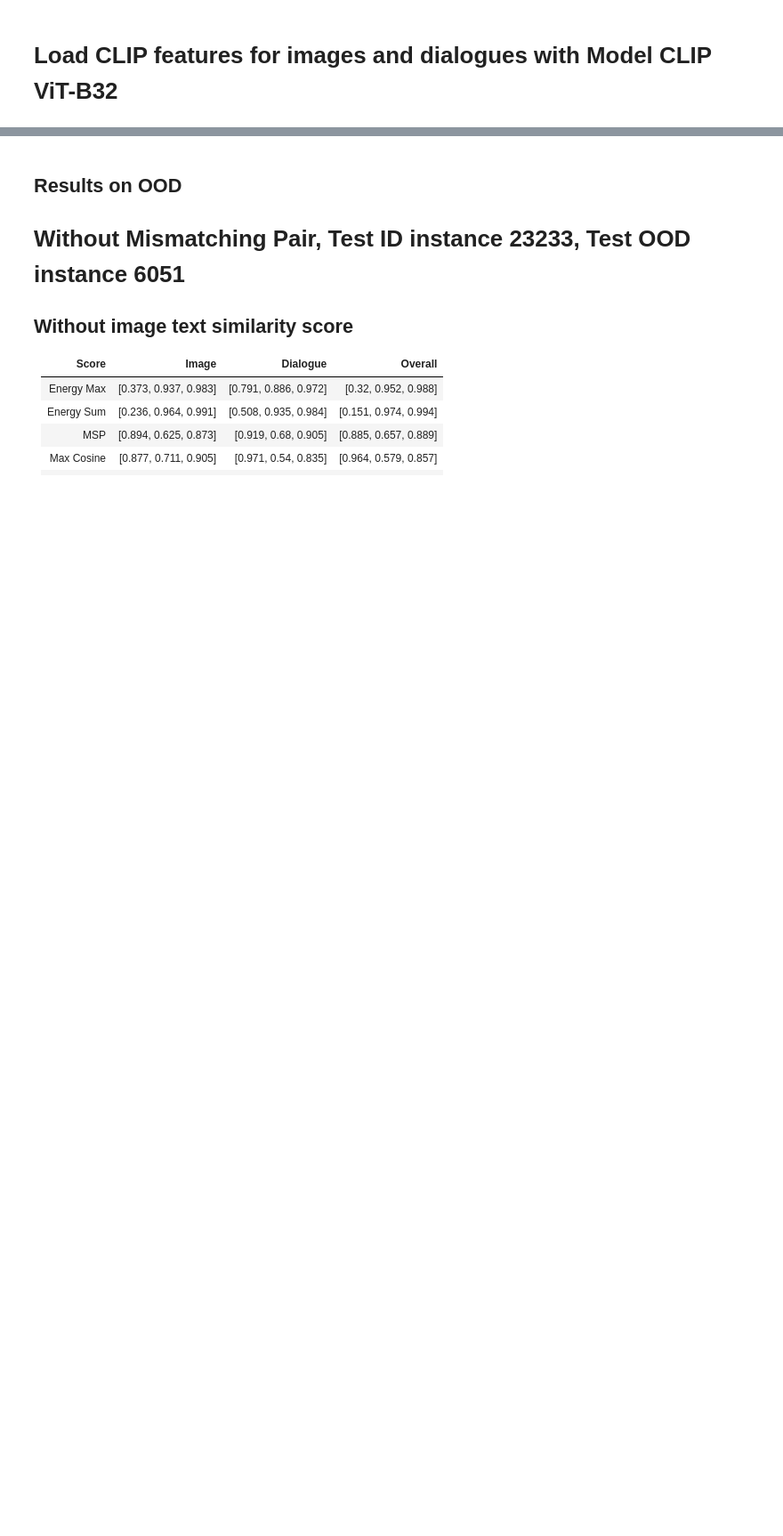
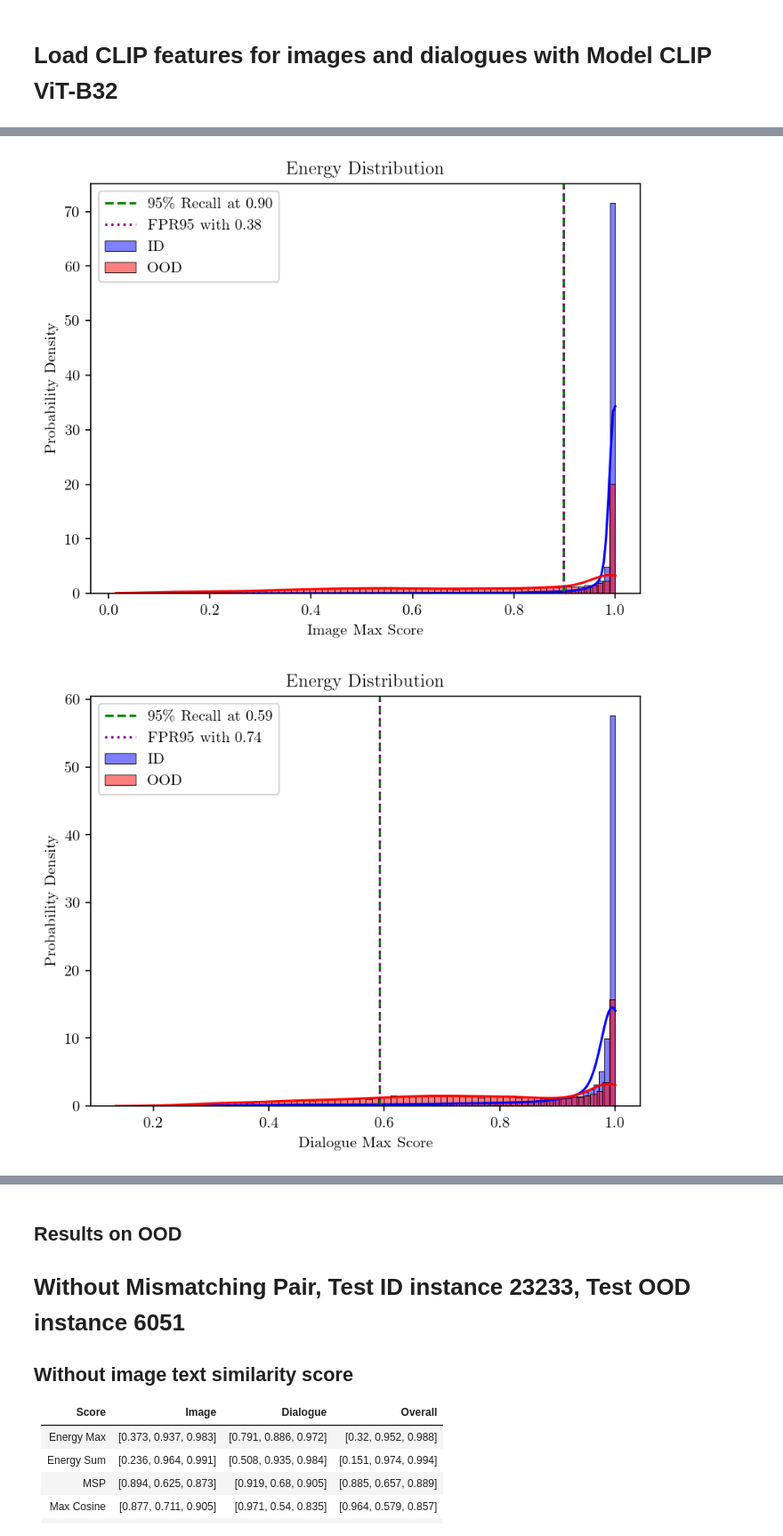
Before and after one commit to wfyitf/multimodal_ood, a Jupyter notebook: notebooks/clip_qa.ipynb, the cells around one changed output, grey strips where cells are left out. Shown at 89% size. Drawn from its saved outputs; the diff is of its cells as text; code cells hidden in the pictures; blank space fills up the shorter version.

```diff
--- a/notebooks/clip_qa.ipynb
+++ b/notebooks/clip_qa.ipynb
@@ -281,0 +263,10 @@ plot_figure.plot_joint_distribution(df_test, score_type, type, mode, id = 0, col
+# %%
+score_type = "mp"
+type = "max"
+mode = "dialogue"
+plot_figure.plot_score_distribution(df_test, score_type, type, mode="image", fpr=fpr)
+plot_figure.plot_score_distribution(df_test, score_type, type, mode="dialogue", fpr=fpr)
+plot_figure.plot_score_distribution(df_test, score_type, type, mode="overall", fpr=fpr)
+# %% [output]
+[figure, added]
+[figure, added]
```
Also changed, not shown: parts of 12 cells of this notebook, 2 other files.
